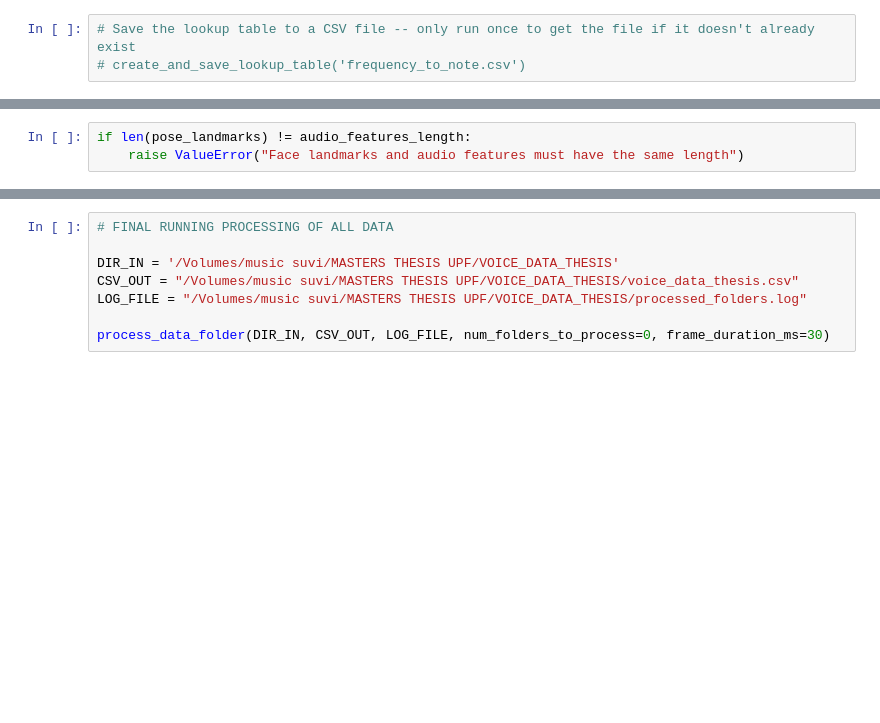
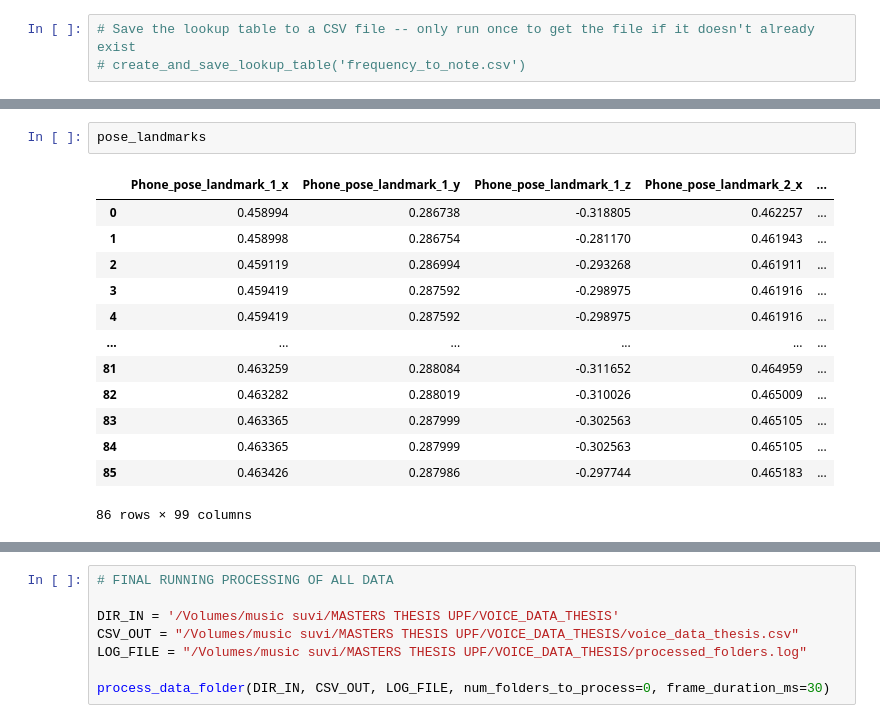
Before and after one commit to suvimh/vocal_data_feature_extraction, a Jupyter notebook: feature_extraction.ipynb, the cells around one changed output, grey strips where cells are left out. Cells and saved outputs as stored; diff of their text form; blank space fills up the shorter version.

```diff
--- a/feature_extraction.ipynb
+++ b/feature_extraction.ipynb
@@ -48,5 +60,18 @@ W0000 00:00:1718815179.402179  185301 inference_feedback_manager.cc:114] Feedbac
 Ignoring empty video frame.
-# %%
-if len(pose_landmarks) != audio_features_length:
-    raise ValueError("Face landmarks and audio features must have the same length")
+# %%
+pose_landmarks
+# %% [output]
+|  | Phone_pose_landmark_1_x | Phone_pose_landmark_1_y | Phone_pose_landmark_1_z | Phone_pose_landmark_2_x | ... |
+| 0 | 0.458994 | 0.286738 | -0.318805 | 0.462257 | ... |
+| 1 | 0.458998 | 0.286754 | -0.281170 | 0.461943 | ... |
+| 2 | 0.459119 | 0.286994 | -0.293268 | 0.461911 | ... |
+| 3 | 0.459419 | 0.287592 | -0.298975 | 0.461916 | ... |
+| 4 | 0.459419 | 0.287592 | -0.298975 | 0.461916 | ... |
+| ... | ... | ... | ... | ... | ... |
+| 81 | 0.463259 | 0.288084 | -0.311652 | 0.464959 | ... |
+| 82 | 0.463282 | 0.288019 | -0.310026 | 0.465009 | ... |
+| 83 | 0.463365 | 0.287999 | -0.302563 | 0.465105 | ... |
+| 84 | 0.463365 | 0.287999 | -0.302563 | 0.465105 | ... |
+| 85 | 0.463426 | 0.287986 | -0.297744 | 0.465183 | ... |
+86 rows × 99 columns
 # %%
```
Also changed, not shown: parts of 25 cells of this notebook, 10 other files.
